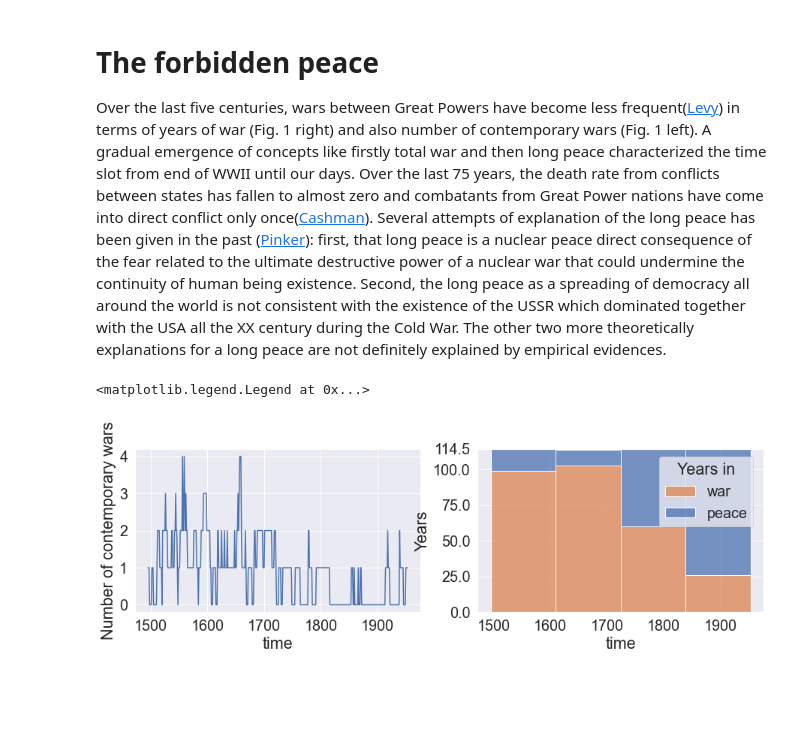
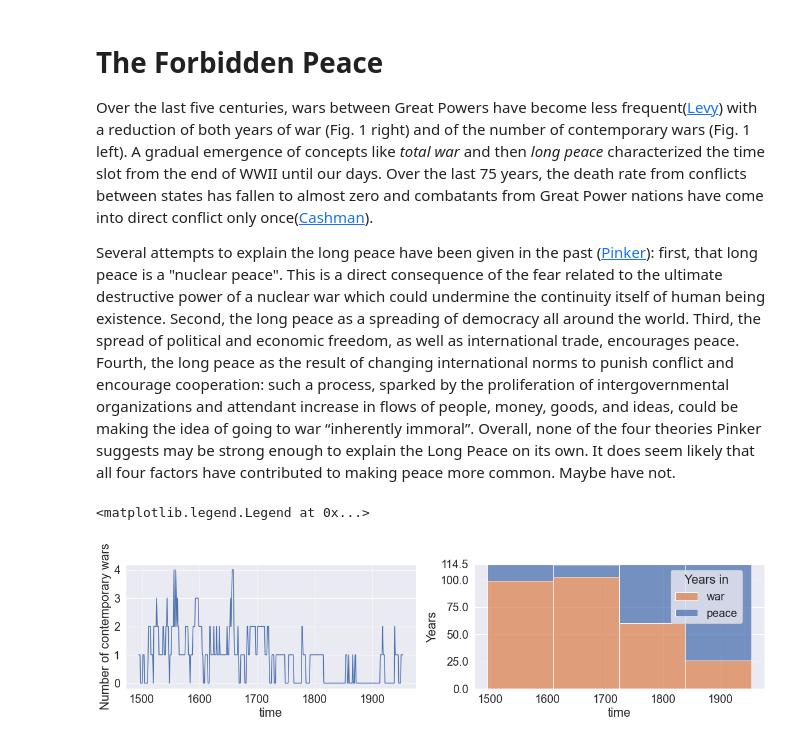
Before and after one commit to DA2412/peace-love-and-understanding, a Jupyter notebook: 2022_ForbiddenPeace.ipynb, the cells around one changed output. Drawn from its saved outputs; the diff is of its cells as text; code cells hidden in the pictures; blank space fills up the shorter version.

```diff
--- a/2022_ForbiddenPeace.ipynb
+++ b/2022_ForbiddenPeace.ipynb
@@ -1,6 +1,9 @@
 # %% [markdown]
-# The forbidden peace
-Over the last five centuries, wars between Great Powers have become less frequent([Levy](https://www.jstor.org/stable/2600652?seq=1)) in terms of years of war (Fig. 1 right) and also number of contemporary wars (Fig. 1 left).  A gradual emergence of concepts like firstly total war and then long peace characterized the time slot from end of WWII until our days. Over the last 75 years, the death rate from conflicts between states has fallen to almost zero and combatants from Great Power nations have come into direct conflict only once([Cashman](https://assets.ctfassets.net/x5sq5djrgbwu/1cT1AsYCIomlUhOque0JgW/74ffb0b1a4803e1f9654e86e2c7f3af1/Great_Power_Conflict_report_-_Founders_Pledge.pdf)). Several attempts of explanation of the long peace has been given in the past ([Pinker](https://stevenpinker.com/publications/better-angels-our-nature)): first, that long peace is a nuclear peace direct consequence of the fear related to the ultimate destructive power of a nuclear war that could undermine the continuity of human being existence. Second, the long peace as a spreading of democracy all around the world is not consistent with the existence of the USSR which dominated together with the USA all the XX century during the Cold War. The other two more theoretically explanations for a long peace are not definitely explained by empirical evidences.
+# The Forbidden Peace
+Over the last five centuries, wars between Great Powers have become less frequent([Levy](https://www.jstor.org/stable/2600652?seq=1)) with a reduction of both years of war (Fig. 1 right) and of the number of contemporary wars (Fig. 1 left).  A gradual emergence of concepts like *total war* and then *long peace* characterized the time slot from the end of WWII until our days. Over the last 75 years, the death rate from conflicts between states has fallen to almost zero and combatants from Great Power nations have come into direct conflict only once([Cashman](https://assets.ctfassets.net/x5sq5djrgbwu/1cT1AsYCIomlUhOque0JgW/74ffb0b1a4803e1f9654e86e2c7f3af1/Great_Power_Conflict_report_-_Founders_Pledge.pdf)).
+
+Several attempts to explain the long peace have been given in the past ([Pinker](https://stevenpinker.com/publications/better-angels-our-nature)): first, that long peace is a "nuclear peace". This is a direct consequence of the fear related to the ultimate destructive power of a nuclear war which could undermine the continuity itself of human being existence. Second, the long peace as a spreading of democracy all around the world. Third, the spread of political and economic freedom, as well as international trade, encourages peace. Fourth, the long peace as the result of changing international norms to punish
+conflict and encourage cooperation: such a process, sparked by the proliferation of intergovernmental organizations and attendant increase in flows of people, money, goods, and ideas, could be making the idea of going to war “inherently immoral”. Overall, none of the four theories Pinker suggests may be strong enough to explain the Long Peace on its own. It does seem likely that all four factors have contributed to making peace more common. Maybe have not.
 # %%
 import matplotlib.pyplot as plt
 import scipy.stats as stats
@@ -27,33 +30,33 @@ for j in range(0,len(df)):
     warFlag_number[ind_War]=warFlag_number[ind_War]+1
     warFlag[ind_War]=1
 
 dict_war = {'time': time, 'Years_War': warFlag, 'number_wars': warFlag_number}
 df = pd.DataFrame(data=dict_war)
 
-fig,ax = plt.subplots(1,2,figsize=(15,4))
+fig,ax = plt.subplots(1,2,figsize=(20,4))
 #plt.figure(figsize=(10,10))
 sns.lineplot(x="time", y="number_wars",data=df,ax=ax[0])
 ax[0].set_ylabel("Number of contemporary wars")
 
 x_min = int(df["time"].min())#minimum value
 x_max = int(df["time"].max())#Maximum value
 numYears = 100
 range_bin_num = int(np.floor((x_max-x_min)/numYears))#num binf corresponding to numYears years
 width_bin = (df.time.max()-df.time.min())/4
 
 x = df.time
 y = df.Years_War
 sns.histplot(df, x="time",hue="Years_War",multiple="stack",bins=range_bin_num,ax=ax[1])
 #ax=sns.displot(df, x="time",hue="Years_War",multiple="stack",bins=range_bin_num,
 #              kind="hist",  linewidth=2,legend=False,height=6,aspect=1.2)
 ax[1].set_ylabel("Years")
 ax[1].set_ylim([0, width_bin])
 ax[1].set_yticks(np.append(np.arange(0, width_bin, 25),width_bin))
 plt.legend(title='Years in', loc='upper center',
     bbox_to_anchor=(.8, 1.),
     ncol=1,
     labels=['war', 'peace'])
 # %% [output]
 <matplotlib.legend.Legend at 0x...>
-[figure, old version]
+[figure, new version]
 # %% [markdown]
```
Also changed, not shown: parts of 4 cells of this notebook.
